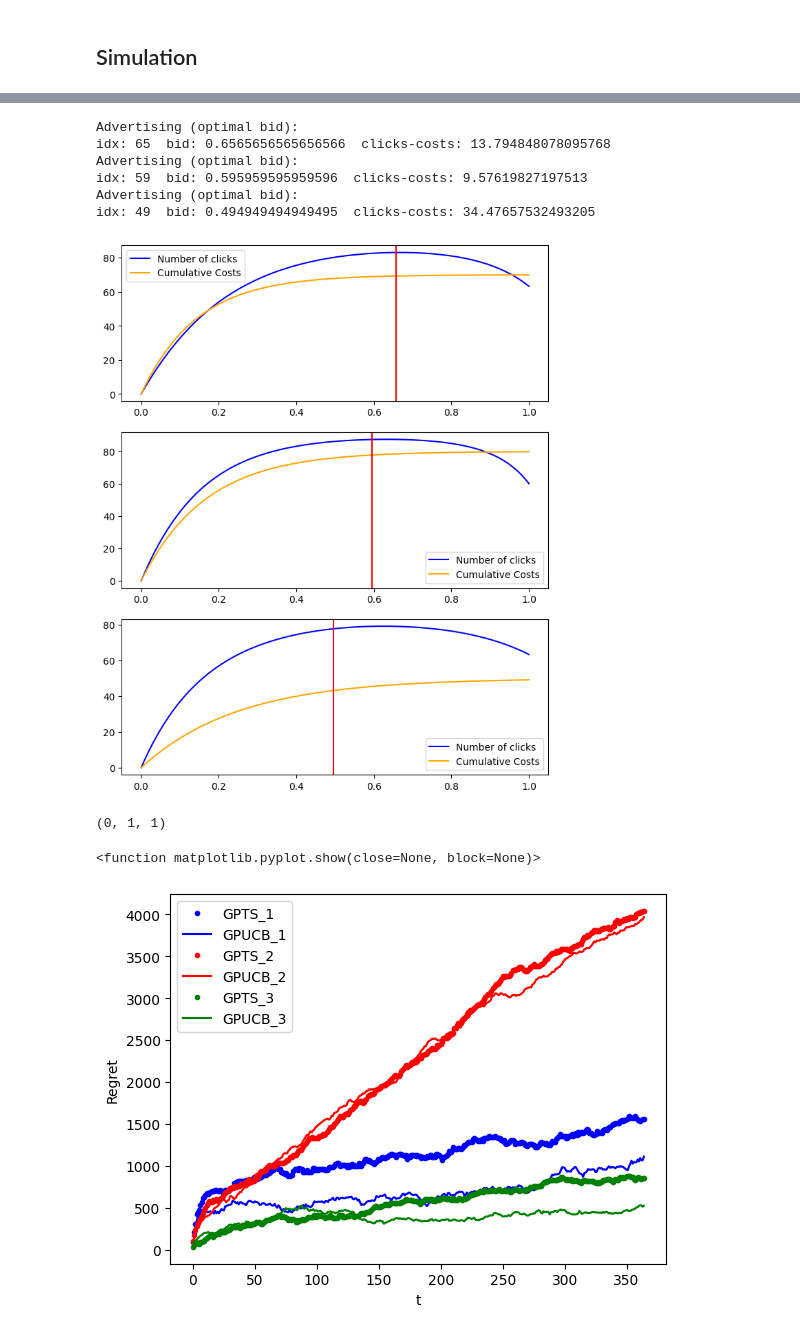
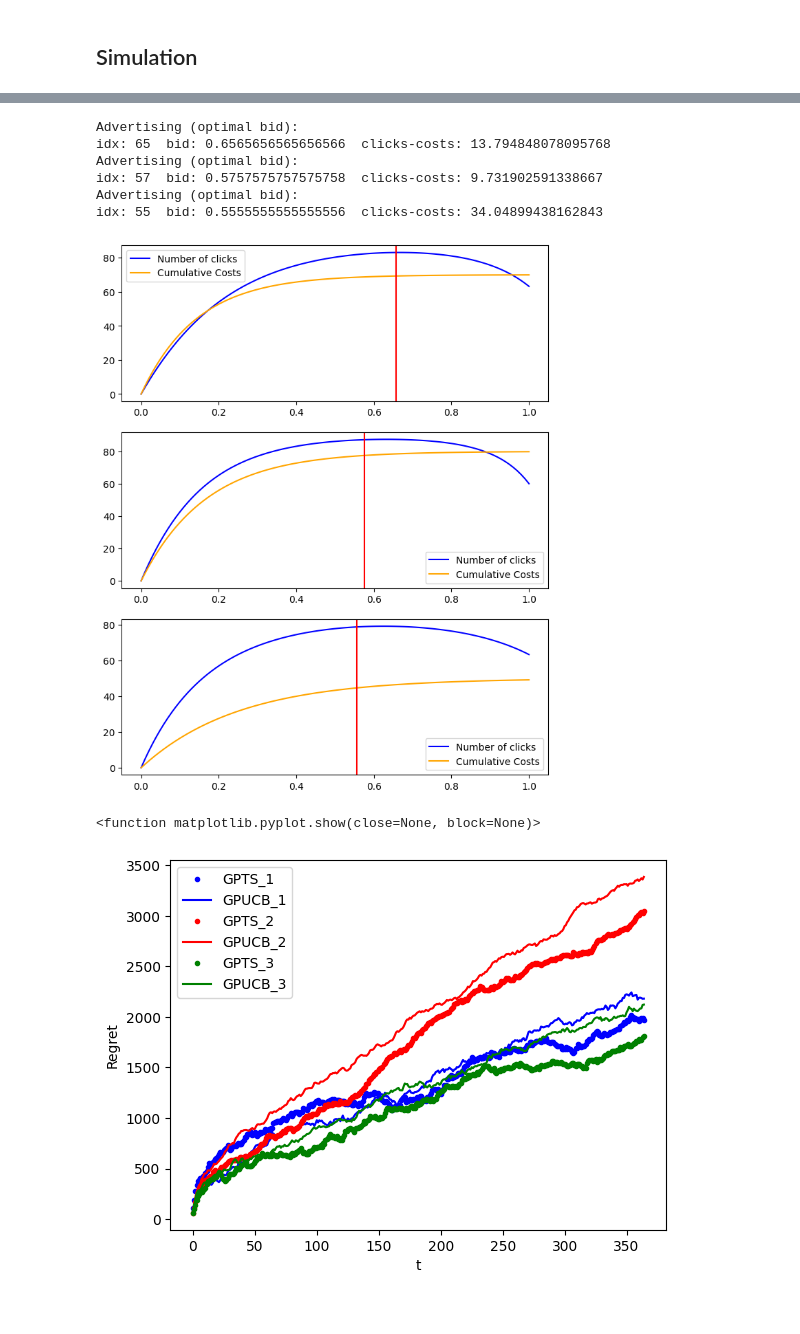
Before and after one commit to ebjaime/OLA-project, a Jupyter notebook: Step4/Jaime/part_4.1.ipynb, the cells around one changed output, grey strips where cells are left out. Cells and saved outputs as stored; diff of their text form; code cells hidden in the pictures.

Commit message:
Remove independent prices per context

```diff
--- a/Step4/Jaime/part_4.1.ipynb
+++ b/Step4/Jaime/part_4.1.ipynb
@@ -118,8 +106,12 @@ class GPTS_Learner(Learner):
     self.collected_clicks = np.array([])
     self.collected_costs = np.array([])
     # we initialize the parameters of the kernel and the two GPs
-    kernel_clicks = C(2000.,(1000.,5000.)) * RBF(0.3,(0.01,0.6)) # for normalized
-    kernel_costs = C(2000.,(1000.,5000.)) * RBF(0.3,(0.01,0.6)) # for normalized
+    if normalize_y:
+      kernel_clicks = C(2000.,(1000.,5000.)) * RBF(0.3,(0.01,0.6)) # for normalized
+      kernel_costs = C(2000.,(1000.,5000.)) * RBF(0.3,(0.01,0.6)) # for normalized
+    else:
+      kernel_clicks = C(1,(1e3,1e4)) * RBF(1,(0.1,1))
+      kernel_costs = C(1, (1e3,1e4)) * RBF(1,(0.1,1))
     self.gp_clicks = GaussianProcessRegressor(kernel = kernel_clicks, alpha = alpha_clicks**2, normalize_y = normalize_y, n_restarts_optimizer = n_restarts_optimizer)
     self.gp_costs = GaussianProcessRegressor(kernel = kernel_costs, alpha = alpha_costs**2, normalize_y = normalize_y, n_restarts_optimizer = n_restarts_optimizer)
     self.plot = plot
@@ -248,13 +238,13 @@ params_costs = [[70, 7],
 def clicks(x, params=[100, 4, 3, 3]):
   return params[0] * (1.0 - np.exp(-params[1]*x+params[2]*x**params[3]))
 
-def costs(x, params=[70, -7]):
-  return params[0] * (1.0 - np.exp(params[1]*x))
+def costs(x, params=[70, 7]):
+  return params[0] * (1.0 - np.exp(-params[1]*x))
 
 
 opt_bid = np.zeros(3)
 for i in range(0,3):
-    opt_bid[i] = bids[np.argmax(opt_rate[i]*prices[i][np.argmax(p[i]*prices[i])]*clicks(bids, params_clicks[i])-costs(bids, params_costs[i]))]
+    opt_bid[i] = bids[np.argmax(opt_rate[i]*prices[np.argmax(p[i]*prices)]*clicks(bids, params_clicks[i])-costs(bids, params_costs[i]))]
 
 fig, ax = plt.subplots(3, figsize=(8,10))
 for i in range(0, 3):
@@ -262,15 +252,15 @@ for i in range(0, 3):
     ax[i].legend(["Number of clicks", "Cumulative Costs"])
     ax[i].axvline(opt_bid[i],c='red')
     print("Advertising (optimal bid):")
-    print("idx: " + str(np.argmax(opt_rate[i]*prices[i][np.argmax(p[i]*prices[i])]*clicks(bids, params_clicks[i])-costs(bids, params_costs[i]))) + "  bid: " + str(opt_bid[i]) + "  clicks-costs: " + str(clicks(opt_bid[i], params_clicks[i])-costs(opt_bid[i], params_costs[i])))
+    print("idx: " + str(np.argmax(opt_rate[i]*prices[np.argmax(p[i]*prices)]*clicks(bids, params_clicks[i])-costs(bids, params_costs[i]))) + "  bid: " + str(opt_bid[i]) + "  clicks-costs: " + str(clicks(opt_bid[i], params_clicks[i])-costs(opt_bid[i], params_costs[i])))
 # %% [output]
 Advertising (optimal bid):
 idx: 65  bid: 0.6565656565656566  clicks-costs: 13.794848078095768
 Advertising (optimal bid):
-idx: 59  bid: 0.595959595959596  clicks-costs: 9.57619827197513
+idx: 57  bid: 0.5757575757575758  clicks-costs: 9.731902591338667
 Advertising (optimal bid):
-idx: 49  bid: 0.494949494949495  clicks-costs: 34.47657532493205
+idx: 55  bid: 0.5555555555555556  clicks-costs: 34.04899438162843
-[figure, old version]
+[figure, new version]
 # %%
 # Function wrapper to be able to pass to environment
 def clicks1(x):
@@ -290,18 +280,6 @@ def costs3(x):
 # %%
 import warnings
 warnings.simplefilter('ignore', UserWarning)
-# %%
-env = Environment_Multiple_Contexts(n_arms = n_prices,
-                                        probabilities = p,
-                                        bids = bids,
-                                        average_number_of_clicks = [clicks1, clicks2, clicks3],
-                                        average_cum_daily_cost = [costs1, costs2, costs3],
-                                        noise_clicks = sigma_clicks,
-                                        noise_cost = sigma_costs)
-
-env.pull_features()
-# %% [output]
-(0, 1, 1)
 # %%
 # experiments
 gpts_rewards_per_experiment = [[],[],[]]
@@ -316,12 +294,12 @@ for e in tqdm(range(0,n_experiments)):  # cycle on experiments
                                         noise_clicks = sigma_clicks,
                                         noise_cost = sigma_costs)
   # Create one pricing and advert. learner per context with the diff. prices and noises.
-  pricing_learners_gpts = [TS_Pricing_Learner(n_arms = n_prices, prices = prices[0]),
-                           TS_Pricing_Learner(n_arms = n_prices, prices = prices[1]),
-                           TS_Pricing_Learner(n_arms = n_prices, prices = prices[2])]
-  pricing_learners_gpucb =[TS_Pricing_Learner(n_arms = n_prices, prices = prices[0]),
-                           TS_Pricing_Learner(n_arms = n_prices, prices = prices[1]),
-                           TS_Pricing_Learner(n_arms = n_prices, prices = prices[2])]
+  pricing_learners_gpts = [TS_Pricing_Learner(n_arms = n_prices, prices = prices),
+                           TS_Pricing_Learner(n_arms = n_prices, prices = prices),
+                           TS_Pricing_Learner(n_arms = n_prices, prices = prices)]
+  pricing_learners_gpucb =[TS_Pricing_Learner(n_arms = n_prices, prices = prices),
+                           TS_Pricing_Learner(n_arms = n_prices, prices = prices),
+                           TS_Pricing_Learner(n_arms = n_prices, prices = prices)]
   gpts_learners = [GPTS_Learner(n_arms = n_bids, arms = bids, alpha_clicks = sigma_clicks[0], alpha_costs = sigma_costs[0],
                               step = 1, normalize_y = False,plot = False, step_delay = 0), #n_restarts_optimizer = 9
                   GPTS_Learner(n_arms = n_bids, arms = bids, alpha_clicks = sigma_clicks[1], alpha_costs = sigma_costs[1],
@@ -370,15 +348,15 @@ for e in tqdm(range(0,n_experiments)):  # cycle on experiments
 # %%
 plt.figure(0)
 plt.ylabel("Regret")
 plt.xlabel("t")
 colors_context = ['b', 'r', 'g']
 for i in range(3):
-    opt = opt_rate[i]*prices[i][np.argmax(p[i]*prices[i])]*clicks(opt_bid[i], params_clicks[i]) - costs(opt_bid[i], params_costs[i])
+    opt = opt_rate[i]*prices[np.argmax(p[i]*prices)]*clicks(opt_bid[i], params_clicks[i]) - costs(opt_bid[i], params_costs[i])
     plt.plot(np.cumsum(np.mean(opt - gpts_rewards_per_experiment[i], axis = 0)), colors_context[i]+'.')
     plt.plot(np.cumsum(np.mean(opt - gpucb_rewards_per_experiment[i], axis = 0)), colors_context[i]+'-')
 plt.legend(["GPTS_1","GPUCB_1","GPTS_2","GPUCB_2","GPTS_3","GPUCB_3"])
 plt.show
 # %% [output]
 <function matplotlib.pyplot.show(close=None, block=None)>
-[figure, old version]
+[figure, new version]
 # %%
```
Also changed, not shown: parts of 5 cells of this notebook.
